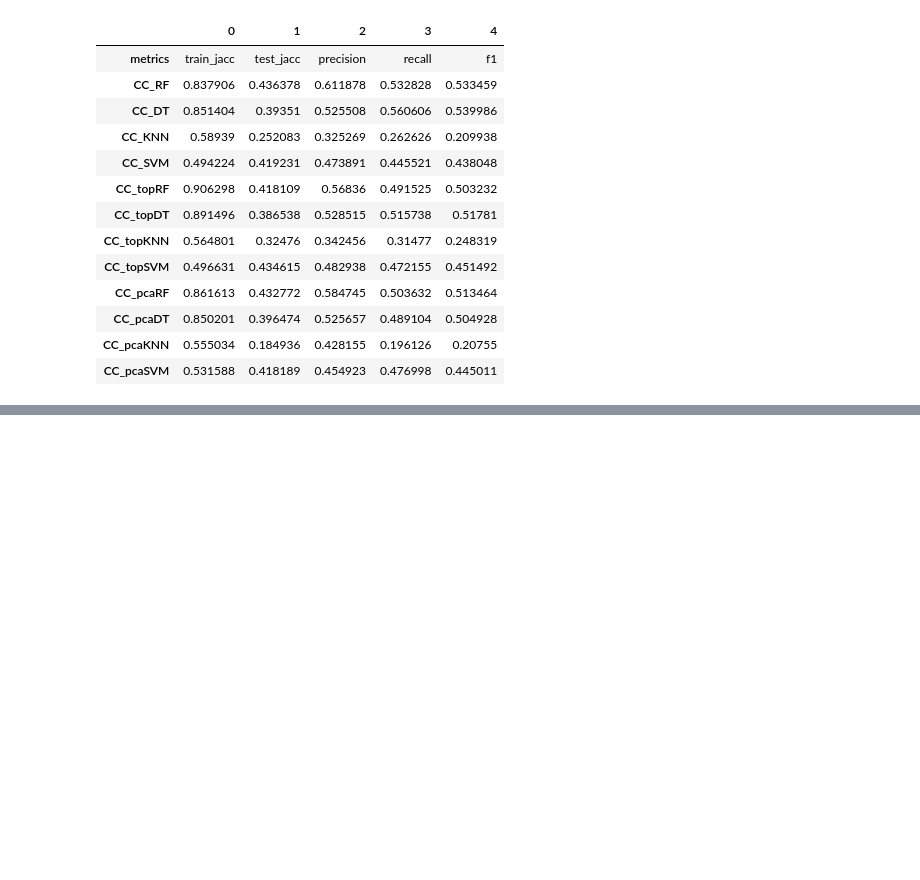
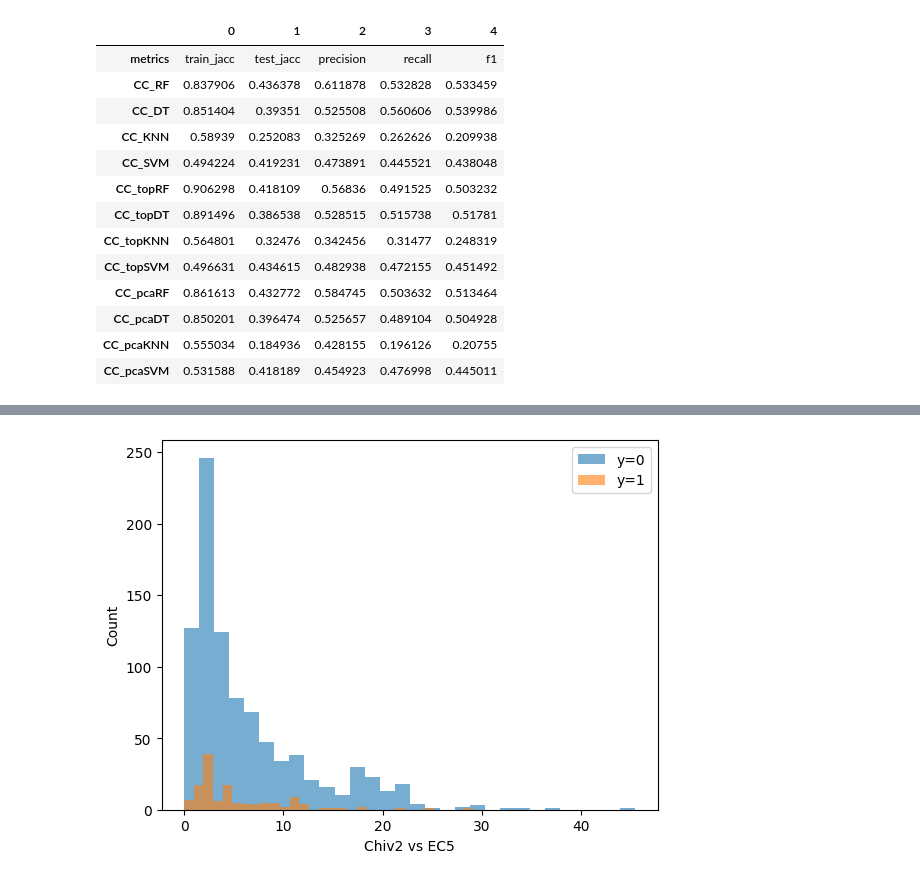
Before and after one commit to alainareeba/BIOL3340_EnzymeClassification, a Jupyter notebook: notebooks/enzymes_classifierchain.ipynb, the cells around one changed output, grey strips where cells are left out. Cells and saved outputs as stored; diff of their text form; code cells hidden in the pictures; blank space fills up the shorter version.

```diff
--- a/notebooks/enzymes_classifierchain.ipynb
+++ b/notebooks/enzymes_classifierchain.ipynb
@@ -1298,0 +1304,8 @@ metrics_df.T
+# %%
+df = pd.read_csv("/content/enzymes.csv", index_col=0)
+df_desc = pd.read_csv("/content/df_desc.csv", index_col=0)
+df_ecfp = pd.read_csv("/content/df_ecfp.csv", index_col=0)
+df_fcfp = pd.read_csv("/content/df_fcfp.csv", index_col=0)
+df_top10s = pd.read_csv("/content/df_top10s.csv",index_col=0)
+# %%
+df=df.drop("Ipc",axis="columns")
@@ -1298,0 +1542,14 @@ metrics_df.T
+# %%
+x0 = df["Chi2v"][df["EC5"]==0]
+x1 = df["Chi2v"][df["EC5"]==1]
+#x1 = df[y == 1]
+
+plt.hist(x0, bins=30, alpha=0.6, label="y=0")
+plt.hist(x1, bins=30, alpha=0.6, label="y=1")
+
+plt.xlabel("Chiv2 vs EC5")
+plt.ylabel("Count")
+plt.legend()
+plt.show()
+# %% [output]
+[figure, added]
```
Also changed, not shown: parts of 44 cells of this notebook.
